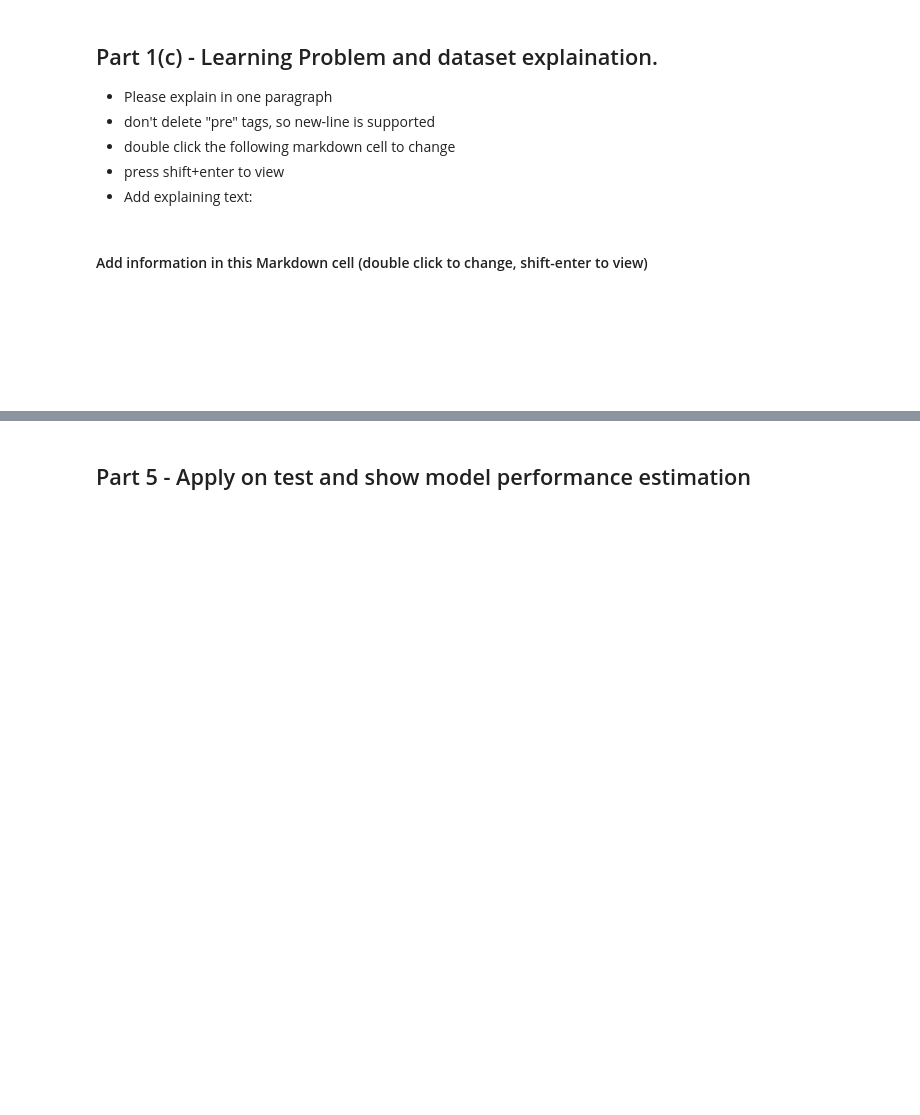
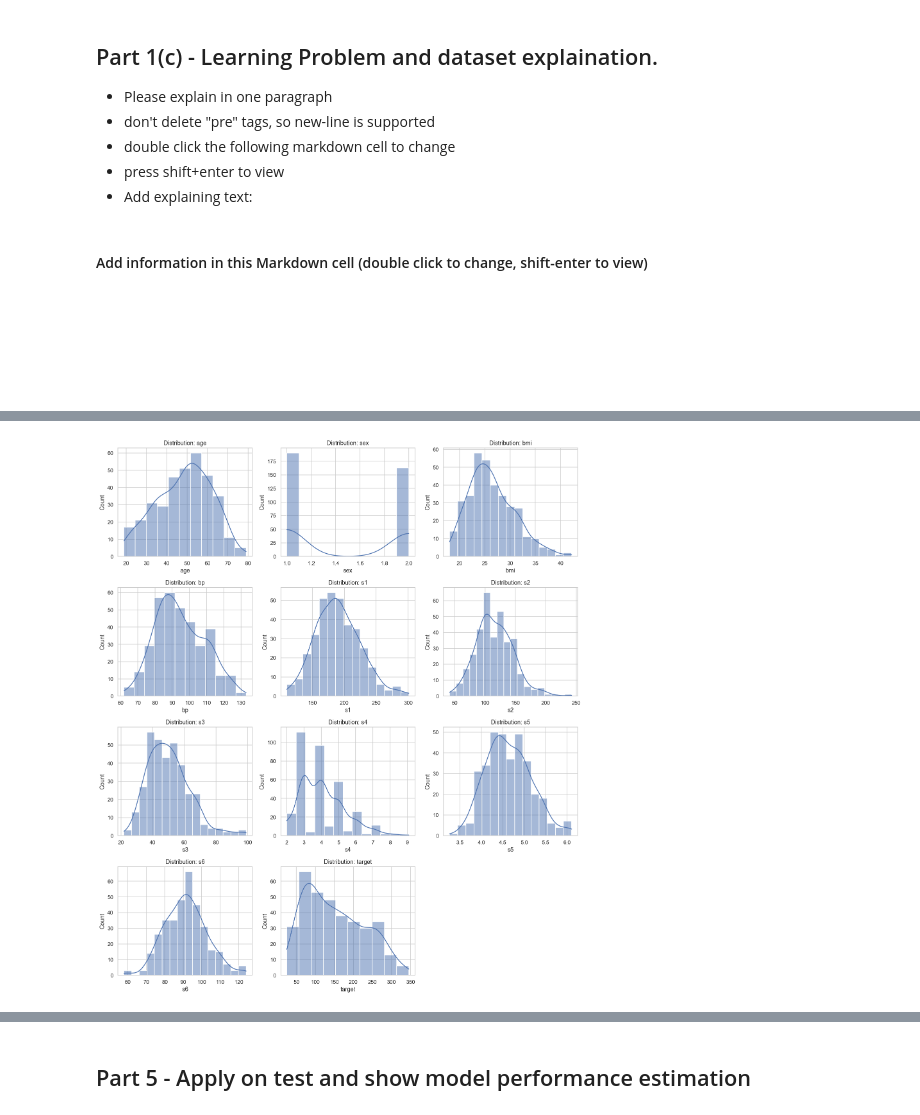
Before and after one commit to LidorAlmkays/Assignment_supervised_learning_flow, a Jupyter notebook: Assignment_supervised_learning_flow.ipynb, the cells around one changed output, grey strips where cells are left out. Drawn from its saved outputs; the diff is of its cells as text; code cells hidden in the pictures; blank space fills up the shorter version.

```diff
--- a/Assignment_supervised_learning_flow.ipynb
+++ b/Assignment_supervised_learning_flow.ipynb
@@ -147,0 +65,16 @@ Use the best combination of feature engineering, model (algorithm and hyperparam
+# %%
+# Load and validate diabetes datasets
+import warnings
+warnings.filterwarnings('ignore')
+
+import pandas as pd
+import numpy as np
+import matplotlib.pyplot as plt
+import seaborn as sns
+from pathlib import Path
+
+sns.set_theme(style='whitegrid')
+plt.rcParams['figure.dpi'] = 110
+
+train_data = pd.read_csv('data/diabetes_train.csv')
+test_data = pd.read_csv('data/diabetes_test.csv')
@@ -147,0 +174,14 @@ Use the best combination of feature engineering, model (algorithm and hyperparam
+# %%
+# Plot feature distributions using histograms
+numeric_cols = train_data.select_dtypes(include=[np.number]).columns.tolist()
+fig, axes = plt.subplots(nrows=int(np.ceil(len(numeric_cols)/3)), ncols=3, figsize=(14, 4*int(np.ceil(len(numeric_cols)/3))))
+axes = axes.flatten()
+for ax, col in zip(axes, numeric_cols):
+    sns.histplot(train_data[col], kde=True, ax=ax)
+    ax.set_title(f"Distribution: {col}")
+for ax in axes[len(numeric_cols):]:
+    ax.axis('off')
+plt.tight_layout()
+plt.show()
+# %% [output]
+[figure, added]
```
Also changed, not shown: parts of 21 cells of this notebook.
